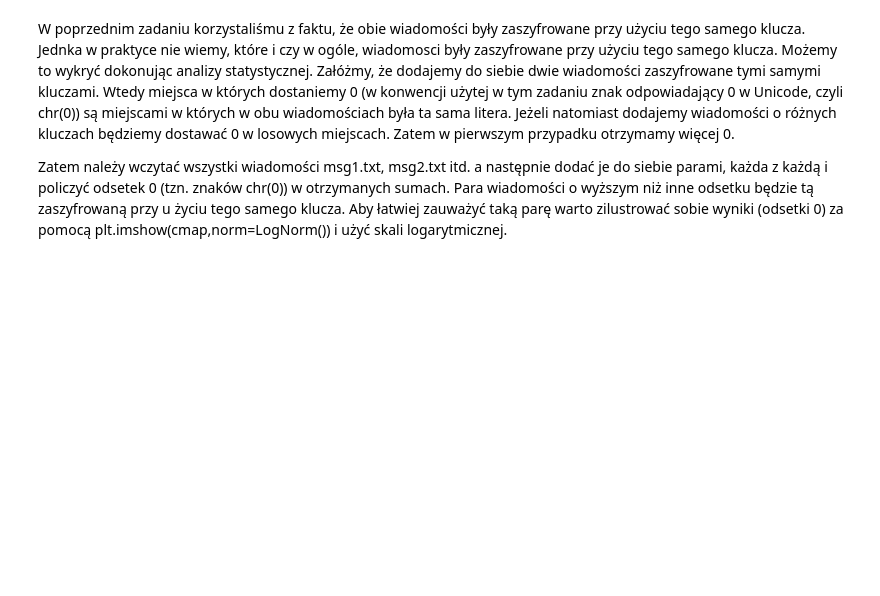
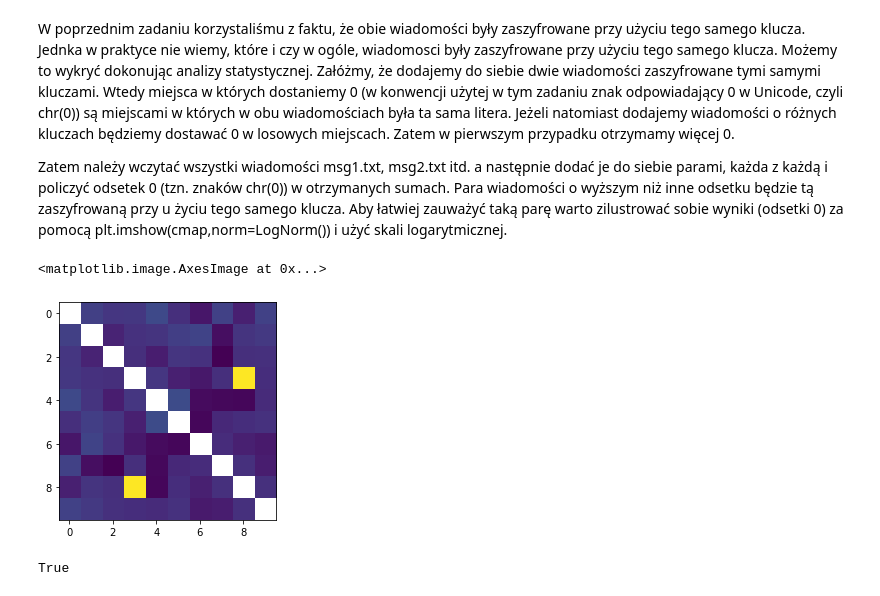
Before and after one commit to wolepp/kryptografia-fais, a Jupyter notebook: lista2/Lista2.ipynb, the cells around one changed output. Saved outputs shown, nothing was run; the diff lists cells and outputs as text; code cells hidden in the pictures; blank space fills up the shorter version.

```diff
--- a/lista2/Lista2.ipynb
+++ b/lista2/Lista2.ipynb
@@ -321,3 +332,35 @@ add_str(the_sum, prep_word('MEETING AT THE AIRPORT 3 PM', 0))
 W poprzednim zadaniu korzystaliśmu z faktu, że obie wiadomości były zaszyfrowane przy użyciu tego samego klucza. Jednka w praktyce nie wiemy, które i czy w ogóle, wiadomosci były zaszyfrowane przy użyciu tego samego klucza. Możemy to wykryć dokonując analizy statystycznej. Załóżmy, że dodajemy do siebie dwie wiadomości zaszyfrowane tymi samymi kluczami. Wtedy miejsca w których dostaniemy 0 (w konwencji użytej w tym zadaniu znak odpowiadający 0 w Unicode, czyli chr(0)) są miejscami w których w obu wiadomościach była ta sama litera. Jeżeli natomiast dodajemy wiadomości o różnych kluczach będziemy dostawać 0 w losowych miejscach. Zatem w pierwszym przypadku otrzymamy więcej 0.
 
 Zatem należy wczytać wszystki wiadomości msg1.txt, msg2.txt itd. a następnie dodać je do siebie parami, każda z każdą i policzyć odsetek 0 (tzn. znaków chr(0)) w otrzymanych sumach. Para wiadomości o wyższym niż inne odsetku będzie tą zaszyfrowaną przy u życiu tego samego klucza. Aby łatwiej zauważyć taką parę warto zilustrować sobie wyniki (odsetki 0) za pomocą plt.imshow(cmap,norm=LogNorm()) i użyć skali logarytmicznej.
+# %%
+from itertools import product
+
+data = np.empty((10, 10))
+# %%
+msgs = []
+
+for i in range(10):
+    plik=open(f"msg{i}.txt")
+    msg=plik.read()
+    plik.close()
+    msgs.append(msg)
+# %%
+from collections import Counter
+
+for (i, j) in product(range(10), range(10)):
+    if i == j:
+        data[i, j] = 0
+        continue
+
+    the_sum = add_str(msgs[i], msgs[j])
+    c = Counter(the_sum)
+    data[i, j] = c['\x00']
+# %%
+plt.imshow(data, norm=LogNorm())
+# %% [output]
+<matplotlib.image.AxesImage at 0x...>
+[figure, added]
+# %%
+data.max() == data[3, 8]
+# %% [output]
+True
```
Also changed, not shown: parts of 6 cells of this notebook, 4 other files.
